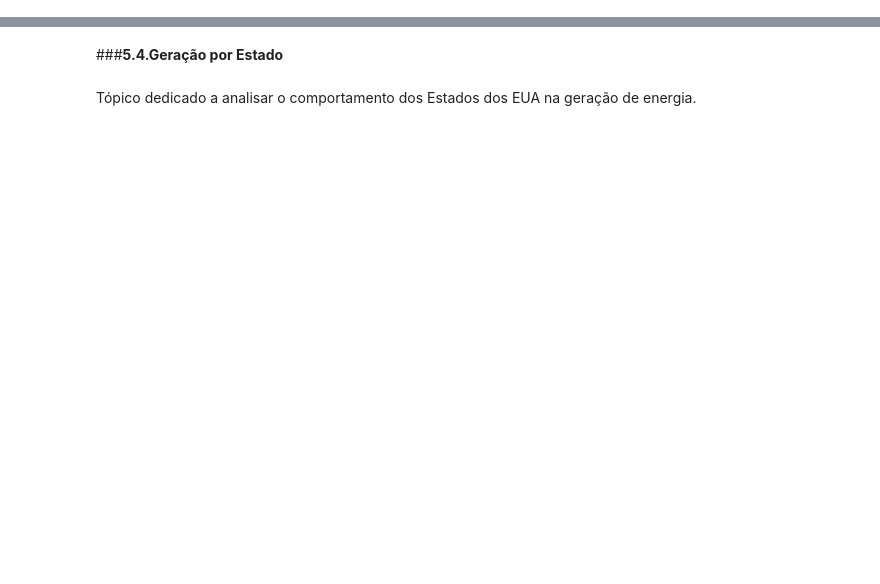
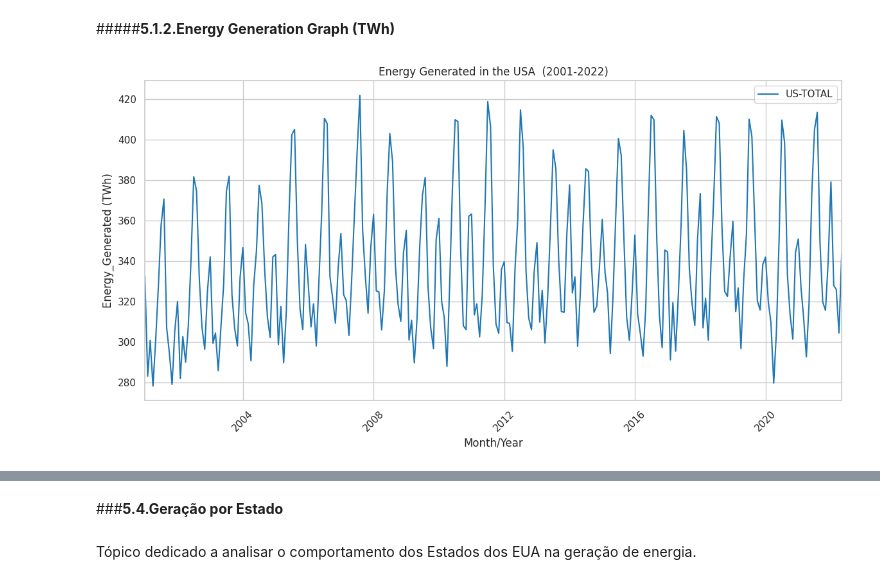
Before and after one commit to Higordevellard/MVP_01, a Jupyter notebook: Data_Analysis_Energy_Generarion(English).ipynb, the cells around one changed output, grey strips where cells are left out. Drawn from its saved outputs; the diff is of its cells as text; code cells hidden in the pictures; blank space fills up the shorter version.

```diff
--- a/Data_Analysis_Energy_Generarion(English).ipynb
+++ b/Data_Analysis_Energy_Generarion(English).ipynb
@@ -470,0 +230,18 @@ dataset_completo.head()
+# %%
+# Filter column "source_de_energia" only records equal to "Total"
+dataset_2_0 = dataset_1['Power_supply'] == 'Total'
+
+# State column filter for records equal to "US-TOTAL"
+dataset_2_1 = dataset_1['State'] == 'US-TOTAL'
+
+# Filter the column "Type_of_production" to know the sum of what was generated
+dataset_2_2 = dataset_1['Type_of_production'] == 'Total Electric Power Industry'
+
+# Save the 03 filters generated in a new variable.
+dataset_3 = dataset_1[dataset_2_0 & dataset_2_1 & dataset_2_2]
+
+# Group the Month/Year columns with the state to know the generated value.
+dataset_4 = dataset_3.groupby(['Month/Year', 'State'])["Generation(TWh)"].sum().reset_index()
+
+# Verification of the new table.
+dataset_4.head()
@@ -470,0 +255,25 @@ dataset_completo.head()
+# %% [markdown]
+#####**5.1.2.Energy Generation Graph (TWh)**
+# %%
+# Defining the dimension for the figure that will be created
+fig, ax = plt.subplots(figsize=(14,6))
+
+# The for loop will be used to loop through all the data
+for estado in dataset_4['State'].unique():
+    df_grafico = dataset_4[dataset_4['State'] == estado]
+    ax.plot(df_grafico['Month/Year'], df_grafico["Generation(TWh)"], label=estado)
+
+ax.legend()
+ax.set_xlabel('Month/Year')
+ax.set_ylabel('Energy_Generated (TWh)')
+ax.set_title('Generated Energy in the USA  (2001-2022)')
+
+# Sets the lower limit of the x-axis to the first value obtained
+x_min = dataset_4['Month/Year'].min()
+x_max = dataset_4['Month/Year'].max()
+ax.set_xlim(left=x_min, right=x_max)
+
+plt.xticks(rotation=45)
+plt.subplots_adjust(bottom=0.05)
+# %% [output]
+[figure, added]
```
Also changed, not shown: parts of 203 cells of this notebook.
